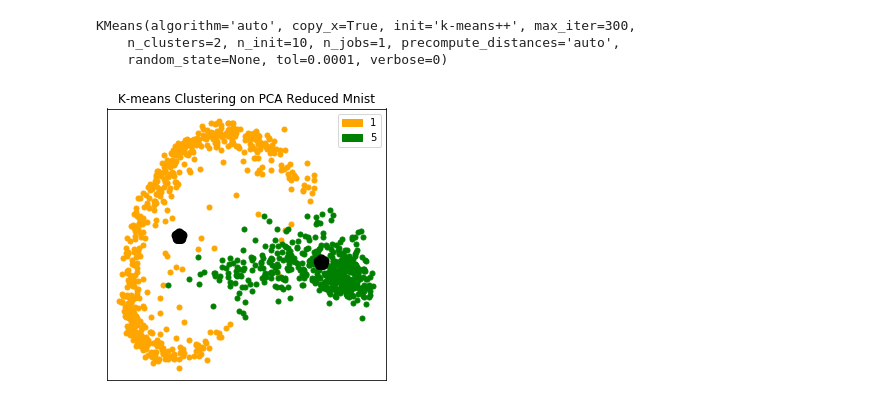
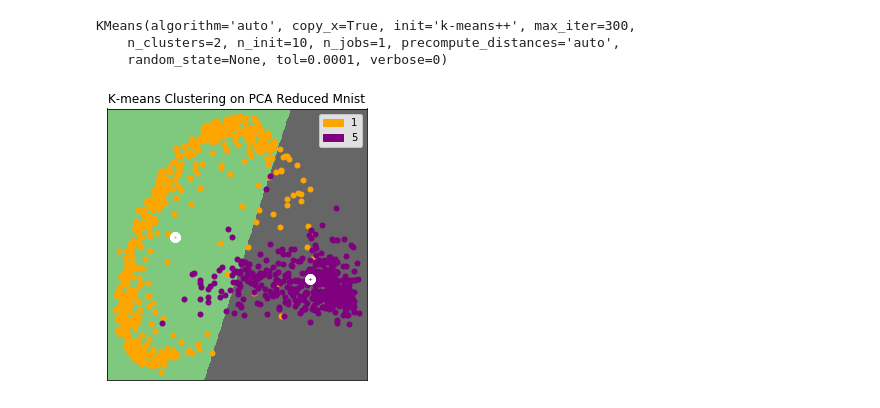
Before and after one commit to baghadiya/comp4107-a3, a Jupyter notebook: a3q2.ipynb, the cells around one changed output. Saved outputs shown, nothing was run; the diff lists cells and outputs as text; code cells hidden in the pictures.

```diff
--- a/a3q2.ipynb
+++ b/a3q2.ipynb
@@ -49,11 +77,0 @@ som.train_random([i[0] for i in dataset[:1024]], epochs)
-# %%
-plt.figure(figsize=(5, 5))
-winners = {}
-
-for index, item in enumerate(dataset):
-    image, label = item
-    i, j = som.winner(image)
-    winners[i,j] = index
-    plt.text(i, j, str(label), color=plt.cm.Dark2(label / 5.), fontdict={'size': 12})
-plt.axis([0, x_dim, 0, y_dim])
-plt.show()
@@ -68,6 +86,9 @@ from sklearn.decomposition import PCA
 from sklearn.preprocessing import scale
 from sklearn.cluster import KMeans
 
+def min_max(np_arr):
+    return [np_arr.min() - 1, np_arr.max() + 1]
+
 rd = PCA(n_components=2).fit_transform([scale(x[0]) for x in dataset[:1024]])
 kmeans = KMeans(n_clusters=2)
 kmeans.fit(rd)
@@ -78,20 +99,29 @@ KMeans(algorithm='auto', copy_x=True, init='k-means++', max_iter=300,
 # %%
 plt.figure(figsize=(5, 5))
 
+x_min, x_max = min_max(rd[:,0])
+y_min, y_max = min_max(rd[:,1])
+
+xx, yy = np.meshgrid(np.arange(x_min, x_max, .1), np.arange(y_min, y_max, .1))
+bounds = [xx.min(), xx.max(), yy.min(), yy.max()]
+predictions = kmeans.predict(zip(xx.flatten(), yy.flatten()))
+plt.imshow(predictions.reshape(xx.shape), extent=bounds, cmap=plt.cm.Accent_r, origin='lower')
+
 legend = []
-for label, color in [(1, 'orange'), (5, 'green')]:
+for label, color in [(1, 'orange'), (5, 'purple')]:
     _ = np.array([rd[i] for i in range(1024) if dataset[i][1] is label])
     plt.plot(_[:, 0], _[:, 1], 'k.', markersize=10, color=color)
     legend.append(patches.Patch(color=color, label=str(label)))
 
-# Plot the centroids as a white X
 centroids = kmeans.cluster_centers_
-plt.scatter(centroids[:, 0], centroids[:, 1], s=40, color='black', zorder=10, marker='*', linewidth=10)
+plt.scatter(centroids[:, 0], centroids[:, 1], s=1, color='w', zorder=10, marker='*', linewidth=10)
 
 plt.title('K-means Clustering on PCA Reduced Mnist')
 plt.legend(handles=legend)
 plt.xticks([])
 plt.yticks([])
+plt.xlim(x_min, x_max)
+plt.ylim(y_min, y_max)
 plt.show()
 # %% [output]
-[figure, old version]
+[figure, new version]
```
Also changed, not shown: parts of 8 cells of this notebook, 2 other files.
